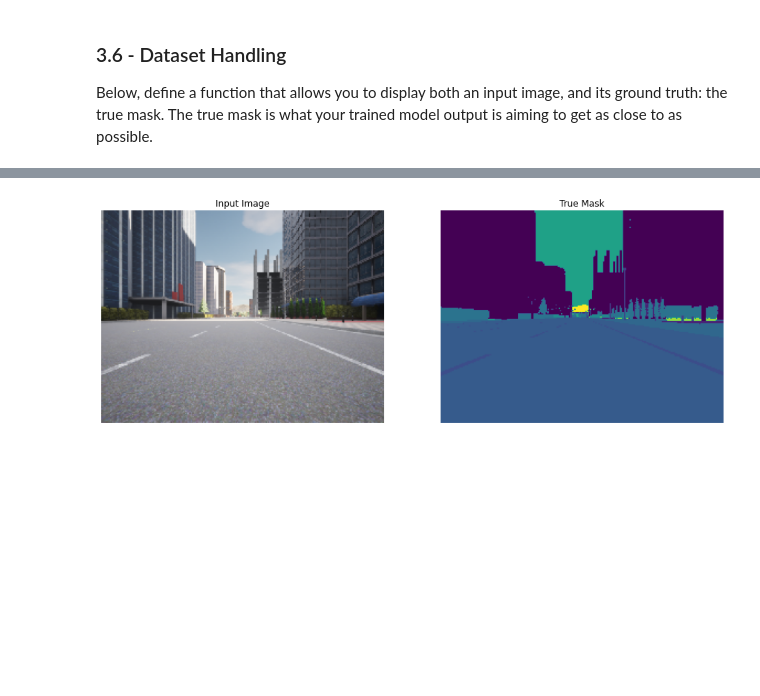
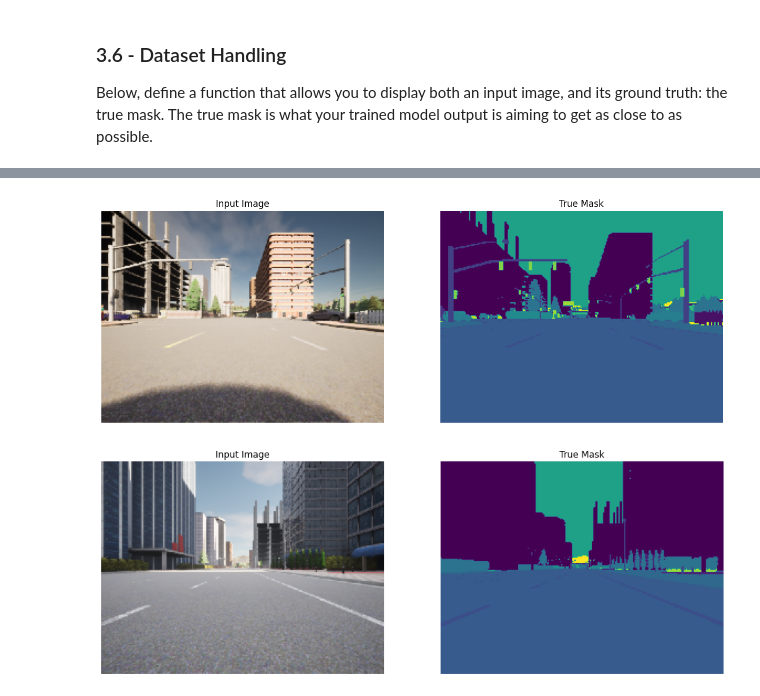
Before and after one commit to peyman886/Deep_Learning, a Jupyter notebook: Soleyman 1401-2/2_CNN/U_Net_Segmentation.ipynb, the cells around one changed output, grey strips where cells are left out. Cells and saved outputs as stored; diff of their text form; code cells hidden in the pictures; blank space fills up the shorter version.

```diff
--- a/Soleyman 1401-2/2_CNN/U_Net_Segmentation.ipynb
+++ b/Soleyman 1401-2/2_CNN/U_Net_Segmentation.ipynb
@@ -590,6 +616,26 @@ def display(display_list):
         plt.imshow(display_list[i].permute(1, 2, 0))
         plt.axis('off')
     return plt
+# %%
+# Get the first batch from the DataLoader
+data_iterator = iter(dataloader)
+# images, masks = next(data_iterator)
+images_masks = next(data_iterator)
+
+# ('IMAGE', 'MASK')
+# Select the first image and the first mask from the batch
+# first_image = images[0]
+# first_mask = masks[0]
+first_image = images_masks['IMAGE'][0]
+first_mask = images_masks['MASK'][0]
+# first_predicted_mask = unet(first_image).detach().numpy()
+
+# Display the first image and mask
+display([first_image, first_mask])
+plt.show()
+# data_iterator
+# %% [output]
+[figure, added]
 # %%
 ######################################################
 ###################### TO DO #########################
```
Also changed, not shown: parts of 18 cells of this notebook.
